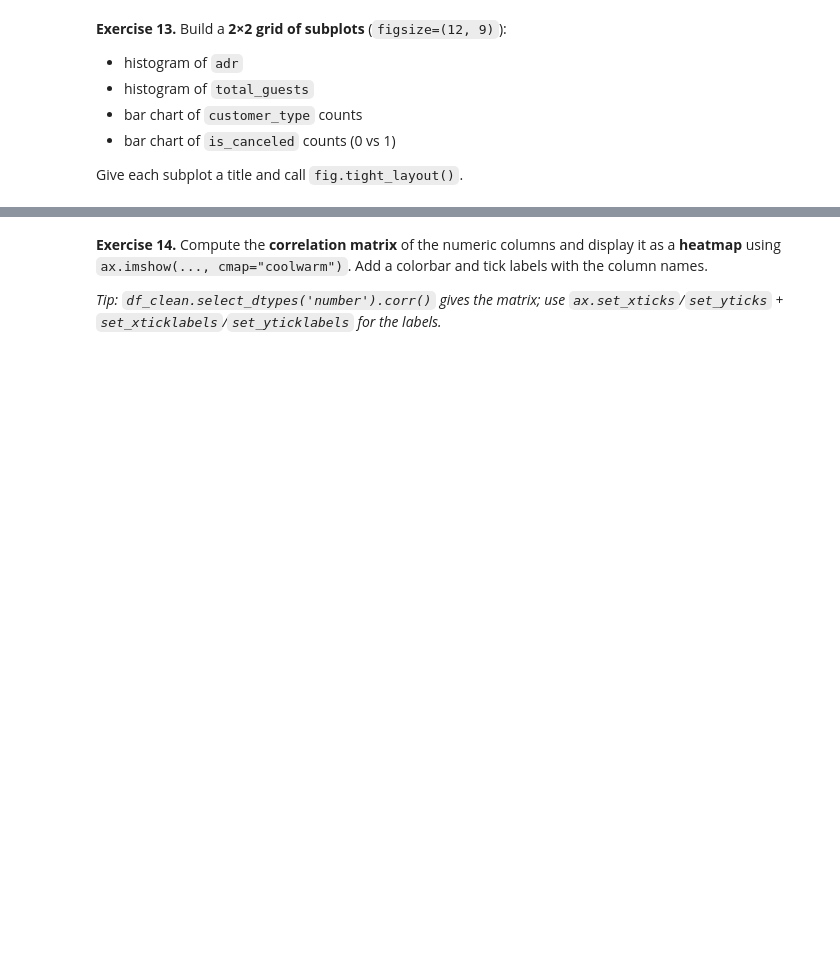
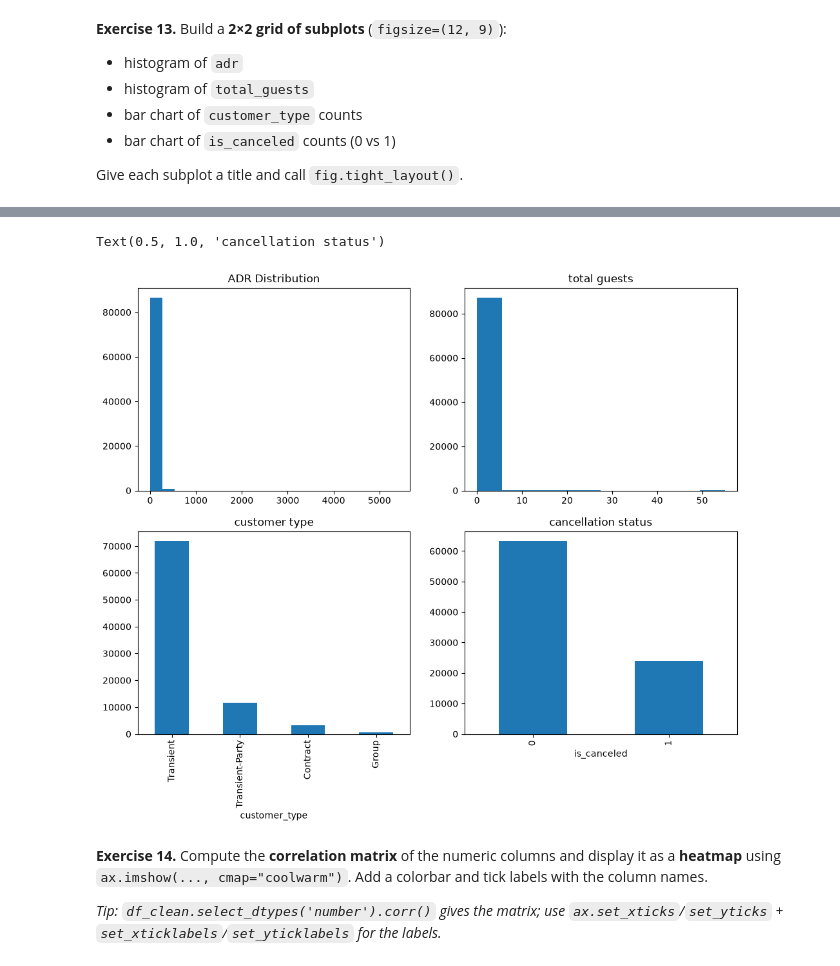
Before and after one commit to ky211-sketch/AIBuilders_Data_Analysis, a Jupyter notebook: Assignment/Module_Assignment_Hotel_Bookings.ipynb, the cells around one changed output, grey strips where cells are left out. Cells and saved outputs as stored; diff of their text form; code cells hidden in the pictures; blank space fills up the shorter version.

```diff
--- a/Assignment/Module_Assignment_Hotel_Bookings.ipynb
+++ b/Assignment/Module_Assignment_Hotel_Bookings.ipynb
@@ -124,3 +386,6 @@ Report how many rows remain.
 - bar chart of `is_canceled` counts (0 vs 1)
 
 Give each subplot a title and call `fig.tight_layout()`.
+# %%
+customer_counts = df_clean['customer_type'].value_counts()
+customer_counts
@@ -126,0 +399,3 @@ Give each subplot a title and call `fig.tight_layout()`.
+# %%
+canceled_counts = df_clean['is_canceled'].value_counts()
+canceled_counts
@@ -126,0 +407,3 @@ Give each subplot a title and call `fig.tight_layout()`.
+# %%
+df_clean['total_guests'] = df_clean['children'] + df_clean['adults'] + df_clean['babies']
+df_clean['total_guests']
@@ -127,5 +423,17 @@ Give each subplot a title and call `fig.tight_layout()`.
 # %%
-# Your code here
+fig, ((ax1, ax2), (ax3, ax4)) =plt.subplots(nrows = 2, ncols = 2, figsize= (12,9))
+ax1.hist(df_clean['adr'], bins=20)
+ax1.set_title('ADR Distribution')
+ax2.hist(df_clean['total_guests'], bins=10)
+ax2.set_title('total guests')
+
+customer_counts.plot(kind = 'bar', ax = ax3)
+ax3.set_title('customer type')
+canceled_counts.plot(kind = 'bar', ax = ax4)
+ax4.set_title('cancellation status')
+# %% [output]
+Text(0.5, 1.0, 'cancellation status')
+[figure, added]
 # %% [markdown]
 **Exercise 14.** Compute the **correlation matrix** of the numeric columns and display it as a **heatmap** using `ax.imshow(..., cmap="coolwarm")`. Add a colorbar and tick labels with the column names.
 
```
Also changed, not shown: parts of 65 cells of this notebook, 1 other file.
